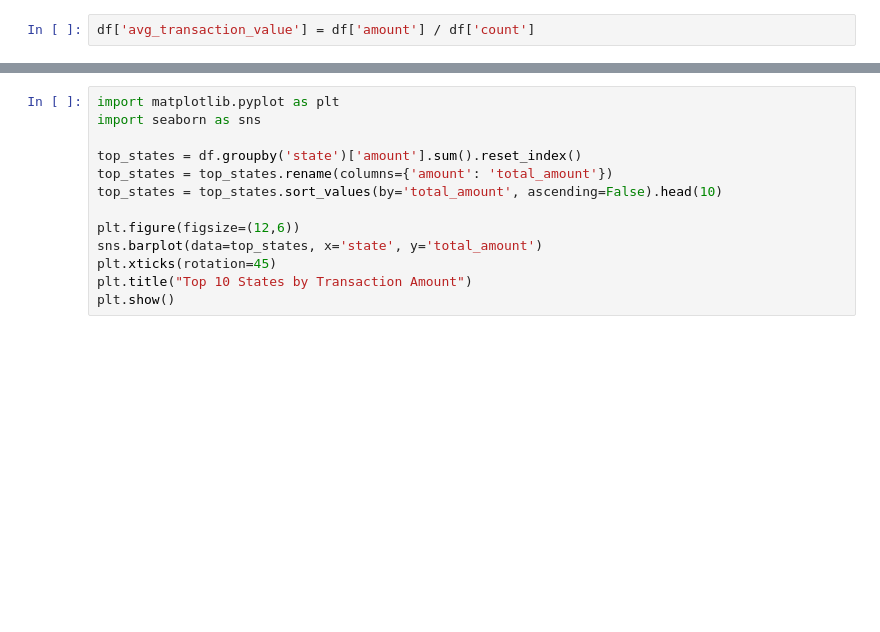
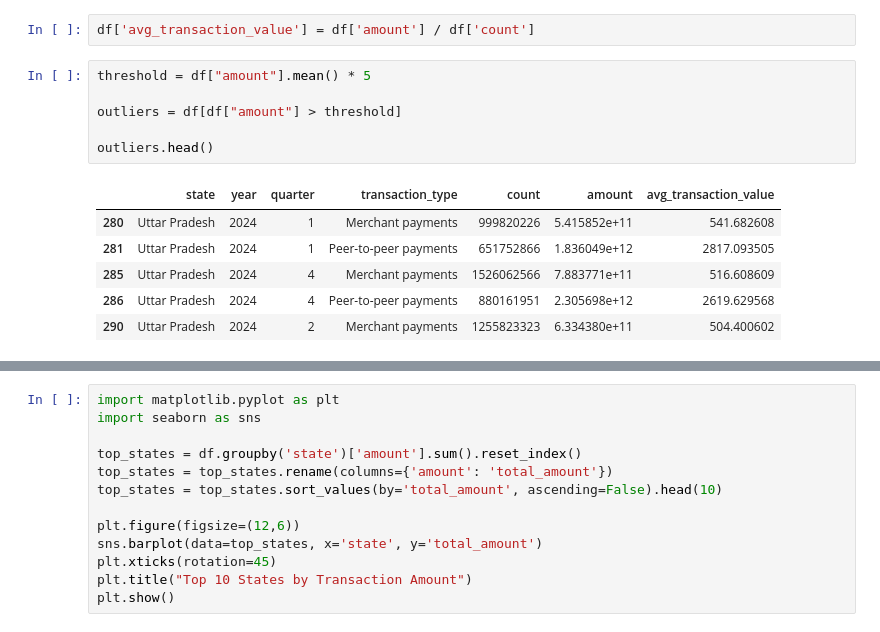
Before and after one commit to maiaragoudapatil-art/phonepe_new_data, a Jupyter notebook: phonepe.ipynb, the cells around one changed output, grey strips where cells are left out. Saved outputs shown, nothing was run; the diff lists cells and outputs as text; blank space fills up the shorter version.

```diff
--- a/phonepe.ipynb
+++ b/phonepe.ipynb
@@ -291,3 +343,16 @@ df.duplicated().sum()
 df = df.drop_duplicates()
 # %%
 df['avg_transaction_value'] = df['amount'] / df['count']
+# %%
+threshold = df["amount"].mean() * 5
+
+outliers = df[df["amount"] > threshold]
+
+outliers.head()
+# %% [output]
+|  | state | year | quarter | transaction_type | count | amount | avg_transaction_value |
+| 280 | Uttar Pradesh | 2024 | 1 | Merchant payments | 999820226 | 5.415852e+11 | 541.682608 |
+| 281 | Uttar Pradesh | 2024 | 1 | Peer-to-peer payments | 651752866 | 1.836049e+12 | 2817.093505 |
+| 285 | Uttar Pradesh | 2024 | 4 | Merchant payments | 1526062566 | 7.883771e+11 | 516.608609 |
+| 286 | Uttar Pradesh | 2024 | 4 | Peer-to-peer payments | 880161951 | 2.305698e+12 | 2619.629568 |
+| 290 | Uttar Pradesh | 2024 | 2 | Merchant payments | 1255823323 | 6.334380e+11 | 504.400602 |
```
Also changed, not shown: parts of 14 cells of this notebook.
